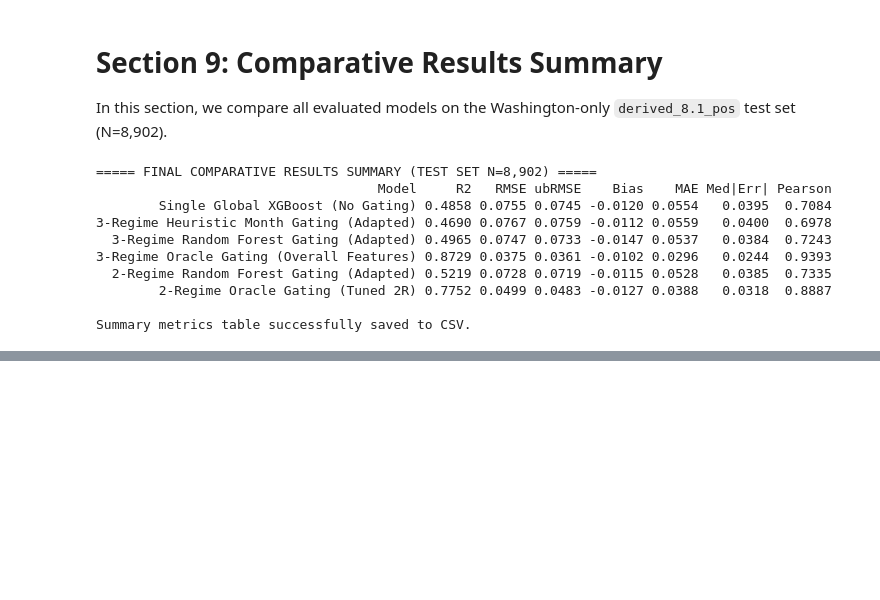
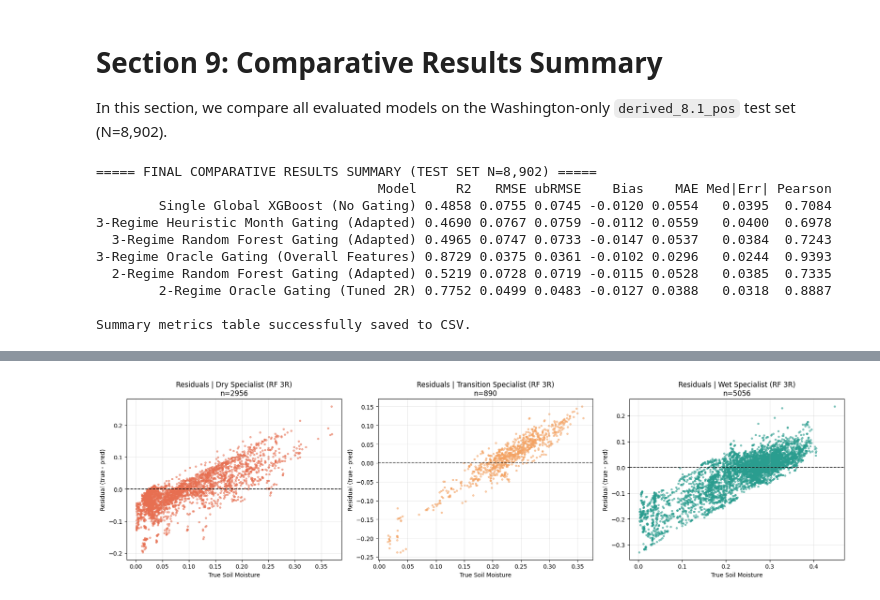
Before and after one commit to KerryCheon/MDR-Project, a Jupyter notebook: notebooks/experiment/derived_8.1_pos-eval-2.0/derived_8.1_pos_xgboost_gating_2.0.ipynb, the cells around one changed output, grey strips where cells are left out. Saved outputs shown, nothing was run; the diff lists cells and outputs as text; code cells hidden in the pictures; blank space fills up the shorter version.

Commit message:
more residual plots

```diff
--- a/notebooks/experiment/derived_8.1_pos-eval-2.0/derived_8.1_pos_xgboost_gating_2.0.ipynb
+++ b/notebooks/experiment/derived_8.1_pos-eval-2.0/derived_8.1_pos_xgboost_gating_2.0.ipynb
@@ -1042,0 +1045,80 @@ Summary metrics table successfully saved to CSV.
+# %%
+# Individual Specialist Residual Plots (3-Regime RF Gating)
+# Masks based on actual routing decisions from RF gating model
+mask_dry_rf3r = rf_gates_test_3r == 0
+mask_transition_rf3r = rf_gates_test_3r == 1
+mask_wet_rf3r = rf_gates_test_3r == 2
+
+fig, axes = plt.subplots(1, 3, figsize=(18, 5))
+
+# Dry Specialist
+residuals_dry = y_test[mask_dry_rf3r] - pred_dry_rf3r_test[mask_dry_rf3r]
+axes[0].scatter(y_test[mask_dry_rf3r], residuals_dry, s=8, alpha=0.5, color='#e76f51')
+axes[0].axhline(0, color='black', linestyle='--', linewidth=1.2, alpha=0.8)
+axes[0].set_xlabel("True Soil Moisture")
+axes[0].set_ylabel("Residual (true - pred)")
+axes[0].set_title(f"Residuals | Dry Specialist (RF 3R)\nn={mask_dry_rf3r.sum()}")
+axes[0].grid(alpha=0.3)
+
+# Transition Specialist
+residuals_trans = y_test[mask_transition_rf3r] - pred_trans_rf3r_test[mask_transition_rf3r]
+axes[1].scatter(y_test[mask_transition_rf3r], residuals_trans, s=8, alpha=0.5, color='#f4a261')
+axes[1].axhline(0, color='black', linestyle='--', linewidth=1.2, alpha=0.8)
+axes[1].set_xlabel("True Soil Moisture")
+axes[1].set_ylabel("Residual (true - pred)")
+axes[1].set_title(f"Residuals | Transition Specialist (RF 3R)\nn={mask_transition_rf3r.sum()}")
+axes[1].grid(alpha=0.3)
+
+# Wet Specialist
+residuals_wet = y_test[mask_wet_rf3r] - pred_wet_rf3r_test[mask_wet_rf3r]
+axes[2].scatter(y_test[mask_wet_rf3r], residuals_wet, s=8, alpha=0.5, color='#2a9d8f')
+axes[2].axhline(0, color='black', linestyle='--', linewidth=1.2, alpha=0.8)
+axes[2].set_xlabel("True Soil Moisture")
+axes[2].set_ylabel("Residual (true - pred)")
+axes[2].set_title(f"Residuals | Wet Specialist (RF 3R)\nn={mask_wet_rf3r.sum()}")
+axes[2].grid(alpha=0.3)
+
+plt.tight_layout()
+plt.savefig(os.path.join(PROJECT_ROOT, "notebooks/experiment/derived_8.1_pos-eval-2.0/specialist_residuals_3r_rf.png"))
+plt.show()
+
+# Individual Specialist Residual Plots (3-Regime Heuristic Gating)
+# Masks based on actual routing decisions from heuristic gating model
+mask_dry_heur = heuristic_gates_test == 0
+mask_transition_heur = heuristic_gates_test == 1
+mask_wet_heur = heuristic_gates_test == 2
+
+fig, axes = plt.subplots(1, 3, figsize=(18, 5))
+
+# Dry Specialist
+residuals_dry_heur = y_test[mask_dry_heur] - pred_dry_heur_test[mask_dry_heur]
+axes[0].scatter(y_test[mask_dry_heur], residuals_dry_heur, s=8, alpha=0.5, color='#e76f51')
+axes[0].axhline(0, color='black', linestyle='--', linewidth=1.2, alpha=0.8)
+axes[0].set_xlabel("True Soil Moisture")
+axes[0].set_ylabel("Residual (true - pred)")
+axes[0].set_title(f"Residuals | Dry Specialist (Heuristic 3R)\nn={mask_dry_heur.sum()}")
+axes[0].grid(alpha=0.3)
+
+# Transition Specialist
+residuals_trans_heur = y_test[mask_transition_heur] - pred_trans_heur_test[mask_transition_heur]
+axes[1].scatter(y_test[mask_transition_heur], residuals_trans_heur, s=8, alpha=0.5, color='#f4a261')
+axes[1].axhline(0, color='black', linestyle='--', linewidth=1.2, alpha=0.8)
+axes[1].set_xlabel("True Soil Moisture")
+axes[1].set_ylabel("Residual (true - pred)")
+axes[1].set_title(f"Residuals | Transition Specialist (Heuristic 3R)\nn={mask_transition_heur.sum()}")
+axes[1].grid(alpha=0.3)
+
+# Wet Specialist
+residuals_wet_heur = y_test[mask_wet_heur] - pred_wet_heur_test[mask_wet_heur]
+axes[2].scatter(y_test[mask_wet_heur], residuals_wet_heur, s=8, alpha=0.5, color='#2a9d8f')
+axes[2].axhline(0, color='black', linestyle='--', linewidth=1.2, alpha=0.8)
+axes[2].set_xlabel("True Soil Moisture")
+axes[2].set_ylabel("Residual (true - pred)")
+axes[2].set_title(f"Residuals | Wet Specialist (Heuristic 3R)\nn={mask_wet_heur.sum()}")
+axes[2].grid(alpha=0.3)
+
+plt.tight_layout()
+plt.savefig(os.path.join(PROJECT_ROOT, "notebooks/experiment/derived_8.1_pos-eval-2.0/specialist_residuals_3r_heuristic.png"))
+plt.show()
+# %% [output]
+[figure, added]
```
Also changed, not shown: parts of 6 cells of this notebook, 6 other files.
